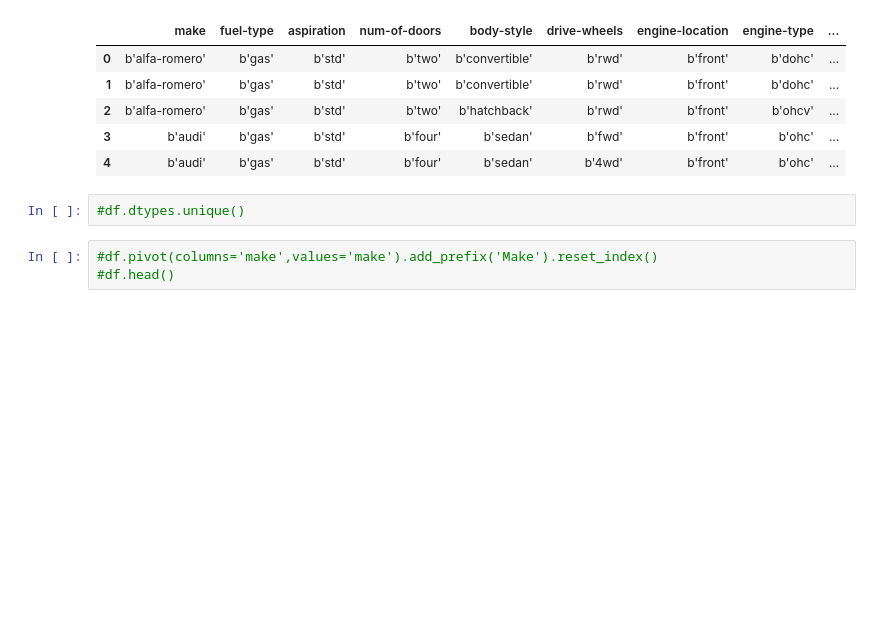
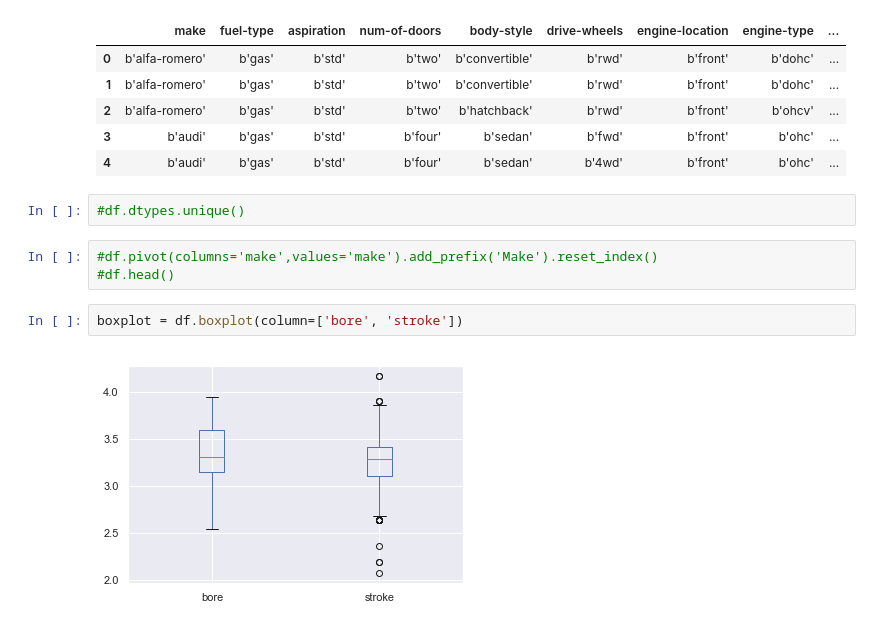
Before and after one commit to serrodcal-data-scientist/dataLab1, a Jupyter notebook: EDA.ipynb, the cells around one changed output. Saved outputs shown, nothing was run; the diff lists cells and outputs as text; blank space fills up the shorter version.

Commit message:
boxplot example

```diff
--- a/EDA.ipynb
+++ b/EDA.ipynb
@@ -180,3 +180,7 @@ cat_df_onehot.head()
 # %%
 #df.pivot(columns='make',values='make').add_prefix('Make').reset_index()
 #df.head()
+# %%
+boxplot = df.boxplot(column=['bore', 'stroke'])
+# %% [output]
+[figure, added]
```
